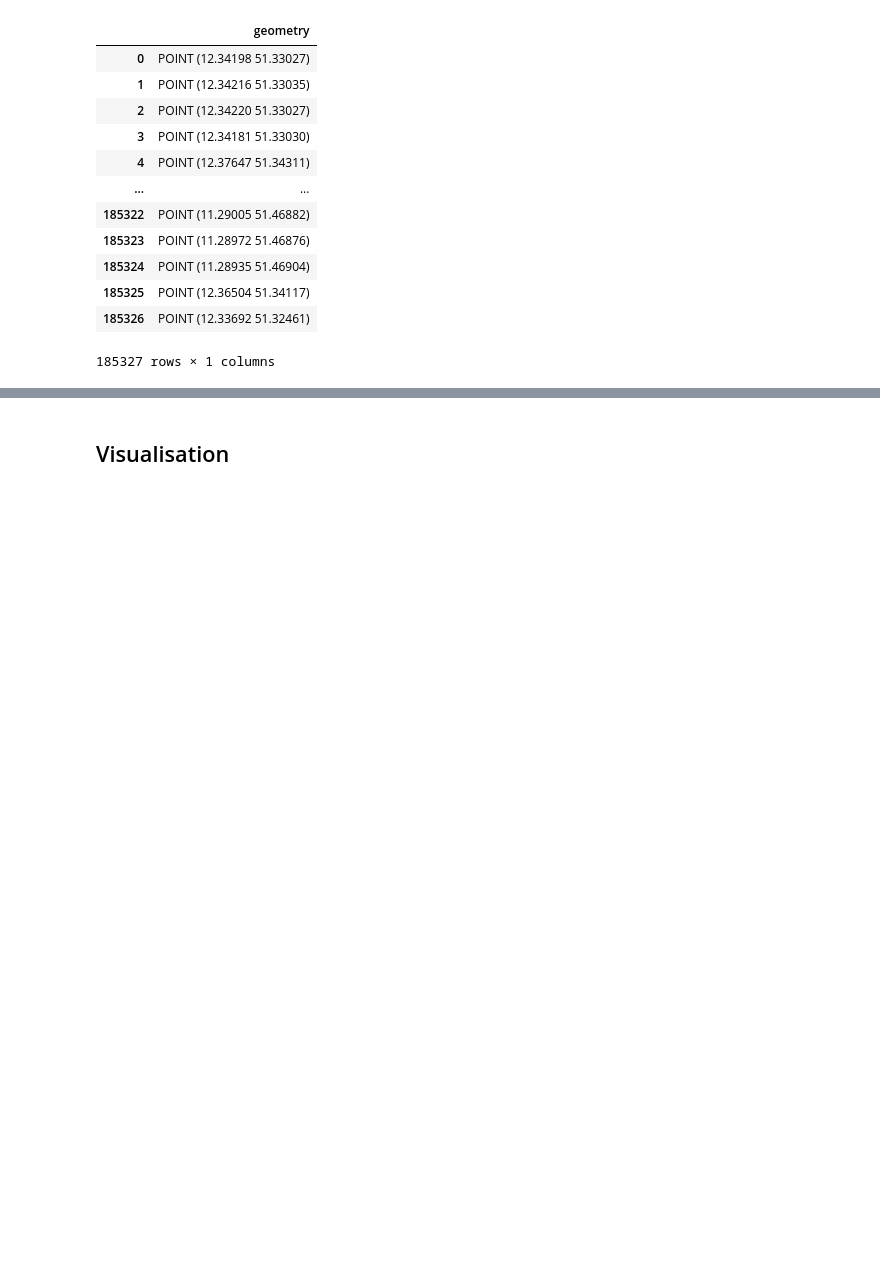
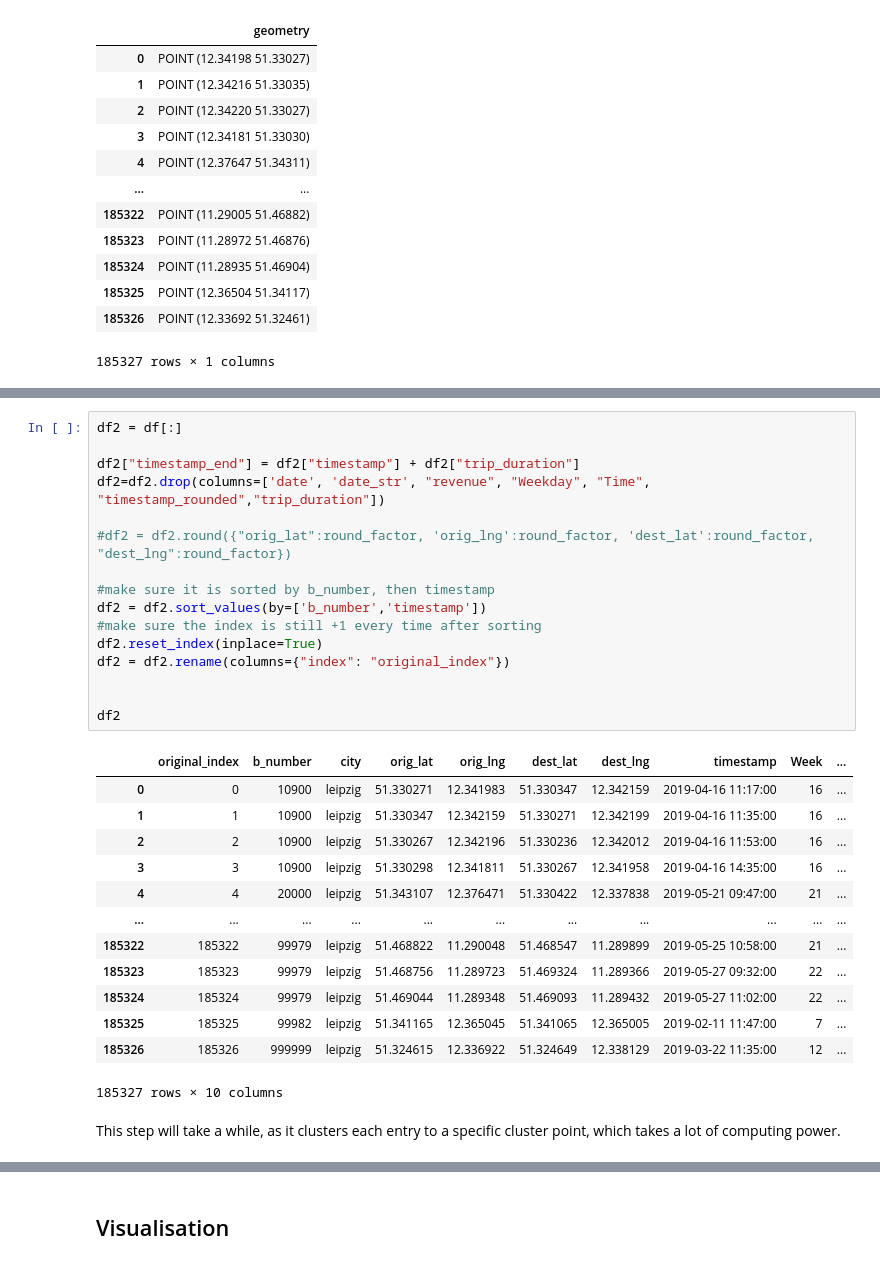
Before and after one commit to MoritzWolf09/Analytics, a Jupyter notebook: dataset-clean.ipynb, the cells around one changed output, grey strips where cells are left out. Cells and saved outputs as stored; diff of their text form; blank space fills up the shorter version.

```diff
--- a/dataset-clean.ipynb
+++ b/dataset-clean.ipynb
@@ -512,0 +363,32 @@ plt.ylim([51.2,51.5])
+# %%
+df2 = df[:]
+
+df2["timestamp_end"] = df2["timestamp"] + df2["trip_duration"]
+df2=df2.drop(columns=['date', 'date_str', "revenue", "Weekday", "Time", "timestamp_rounded","trip_duration"])
+
+#df2 = df2.round({"orig_lat":round_factor, 'orig_lng':round_factor, 'dest_lat':round_factor, "dest_lng":round_factor})
+
+#make sure it is sorted by b_number, then timestamp
+df2 = df2.sort_values(by=['b_number','timestamp'])
+#make sure the index is still +1 every time after sorting
+df2.reset_index(inplace=True)
+df2 = df2.rename(columns={"index": "original_index"})
+
+
+df2
+# %% [output]
+|  | original_index | b_number | city | orig_lat | orig_lng | dest_lat | dest_lng | timestamp | Week | ... |
+| 0 | 0 | 10900 | leipzig | 51.330271 | 12.341983 | 51.330347 | 12.342159 | 2019-04-16 11:17:00 | 16 | ... |
+| 1 | 1 | 10900 | leipzig | 51.330347 | 12.342159 | 51.330271 | 12.342199 | 2019-04-16 11:35:00 | 16 | ... |
+| 2 | 2 | 10900 | leipzig | 51.330267 | 12.342196 | 51.330236 | 12.342012 | 2019-04-16 11:53:00 | 16 | ... |
+| 3 | 3 | 10900 | leipzig | 51.330298 | 12.341811 | 51.330267 | 12.341958 | 2019-04-16 14:35:00 | 16 | ... |
+| 4 | 4 | 20000 | leipzig | 51.343107 | 12.376471 | 51.330422 | 12.337838 | 2019-05-21 09:47:00 | 21 | ... |
+| ... | ... | ... | ... | ... | ... | ... | ... | ... | ... | ... |
+| 185322 | 185322 | 99979 | leipzig | 51.468822 | 11.290048 | 51.468547 | 11.289899 | 2019-05-25 10:58:00 | 21 | ... |
+| 185323 | 185323 | 99979 | leipzig | 51.468756 | 11.289723 | 51.469324 | 11.289366 | 2019-05-27 09:32:00 | 22 | ... |
+| 185324 | 185324 | 99979 | leipzig | 51.469044 | 11.289348 | 51.469093 | 11.289432 | 2019-05-27 11:02:00 | 22 | ... |
+| 185325 | 185325 | 99982 | leipzig | 51.341165 | 12.365045 | 51.341065 | 12.365005 | 2019-02-11 11:47:00 | 7 | ... |
+| 185326 | 185326 | 999999 | leipzig | 51.324615 | 12.336922 | 51.324649 | 12.338129 | 2019-03-22 11:35:00 | 12 | ... |
+185327 rows × 10 columns
+# %% [markdown]
+This step will take a while, as it clusters each entry to a specific cluster point, which takes a lot of computing power.
```
Also changed, not shown: parts of 41 cells of this notebook.
